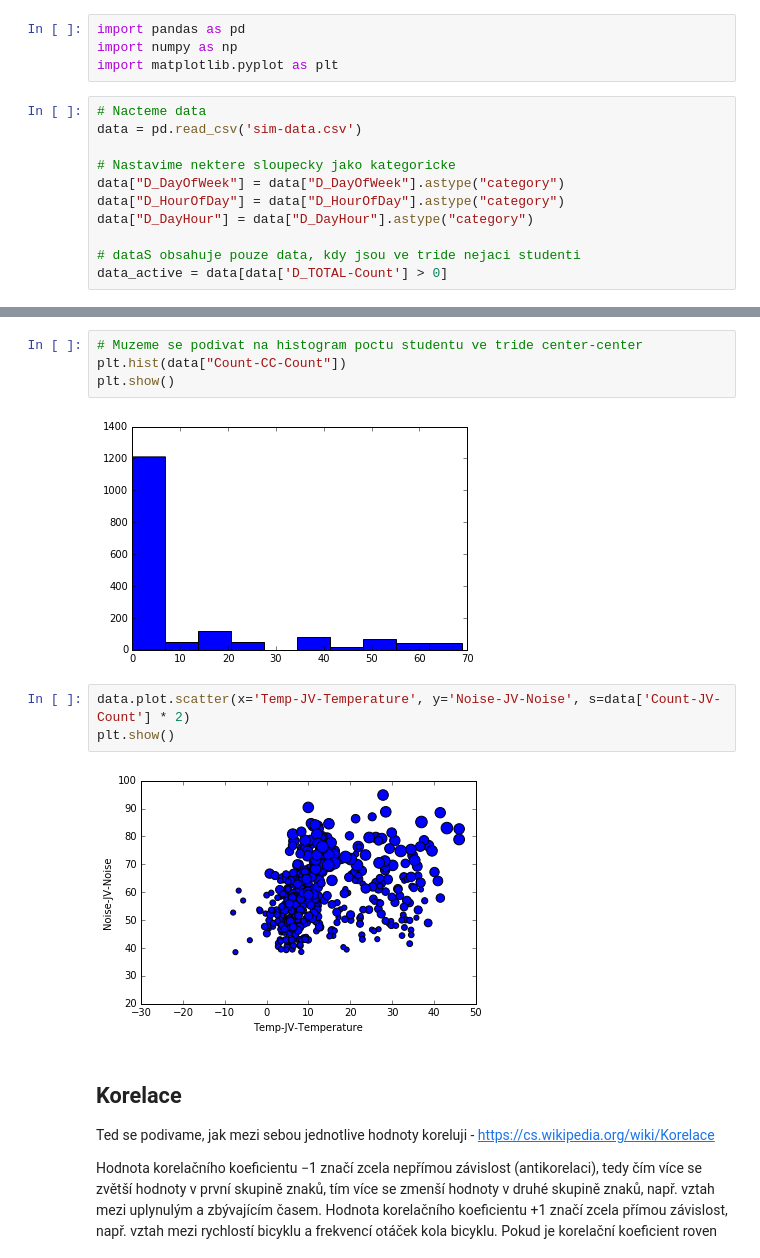
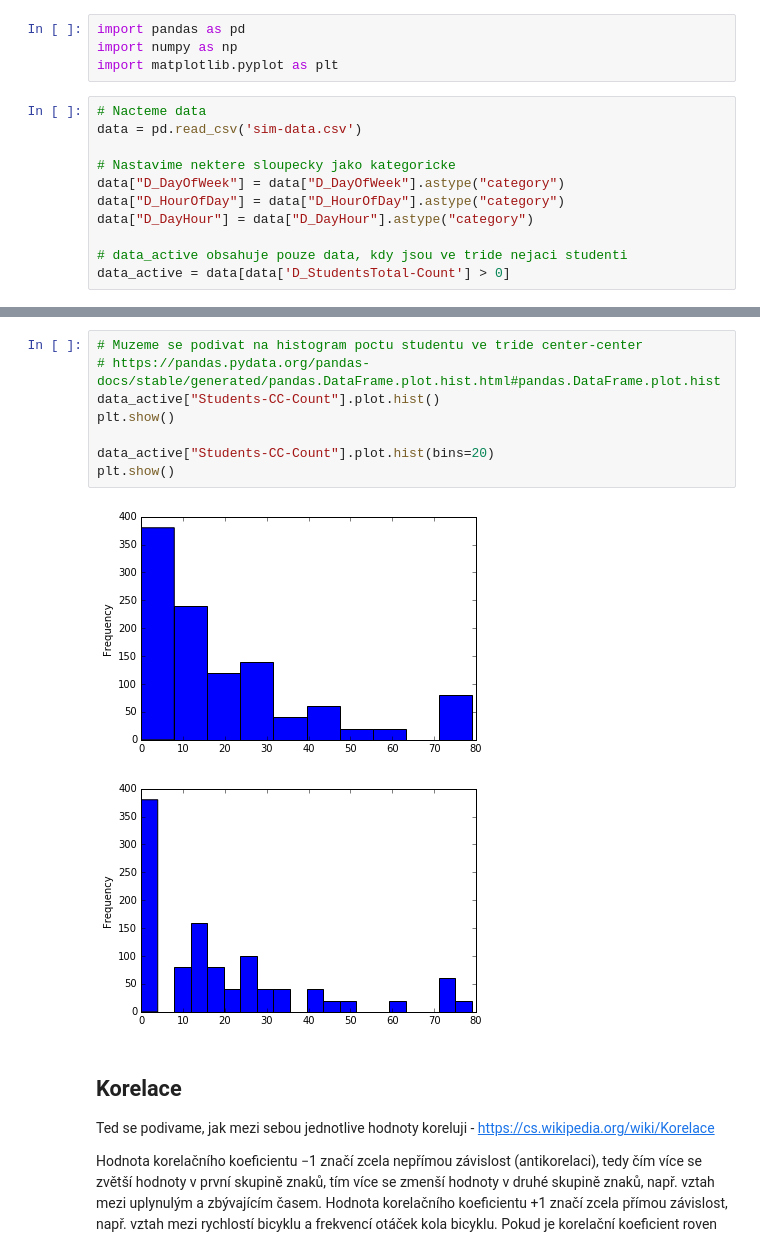
Before and after one commit to martin-majlis/ms-opendata-simulation, a Jupyter notebook: Analysis.ipynb, the cells around one changed output, grey strips where cells are left out. Saved outputs shown, nothing was run; the diff lists cells and outputs as text.

```diff
--- a/Analysis.ipynb
+++ b/Analysis.ipynb
@@ -77,5 +89,5 @@ data["D_DayOfWeek"] = data["D_DayOfWeek"].astype("category")
 data["D_HourOfDay"] = data["D_HourOfDay"].astype("category")
 data["D_DayHour"] = data["D_DayHour"].astype("category")
 
-# dataS obsahuje pouze data, kdy jsou ve tride nejaci studenti
-data_active = data[data['D_TOTAL-Count'] > 0]
+# data_active obsahuje pouze data, kdy jsou ve tride nejaci studenti
+data_active = data[data['D_StudentsTotal-Count'] > 0]
@@ -168,14 +279,14 @@ plt.show()
 # %%
 # Muzeme se podivat na histogram poctu studentu ve tride center-center
-plt.hist(data["Count-CC-Count"])
+# https://pandas.pydata.org/pandas-docs/stable/generated/pandas.DataFrame.plot.hist.html#pandas.DataFrame.plot.hist
+data_active["Students-CC-Count"].plot.hist()
 plt.show()
+
+data_active["Students-CC-Count"].plot.hist(bins=20)
+plt.show()
 # %% [output]
-[figure, old version]
+[figure, new version]
+[figure, added]
-# %%
-data.plot.scatter(x='Temp-JV-Temperature', y='Noise-JV-Noise', s=data['Count-JV-Count'] * 2)
-plt.show()
-# %% [output]
-[figure, removed]
 # %% [markdown]
 ## Korelace
 
```
Also changed, not shown: parts of 35 cells of this notebook.
